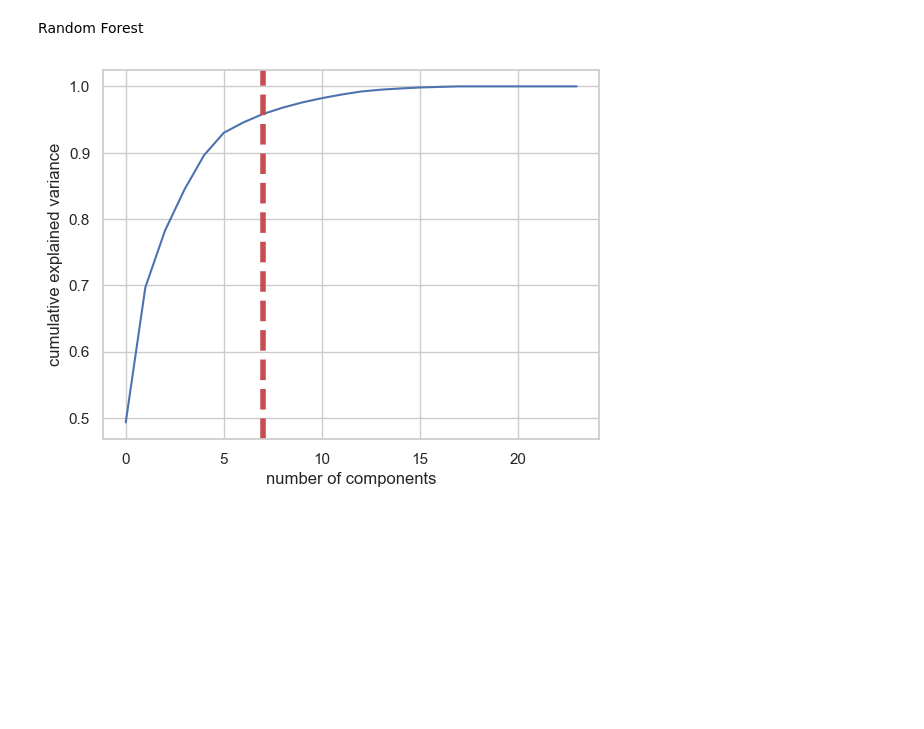
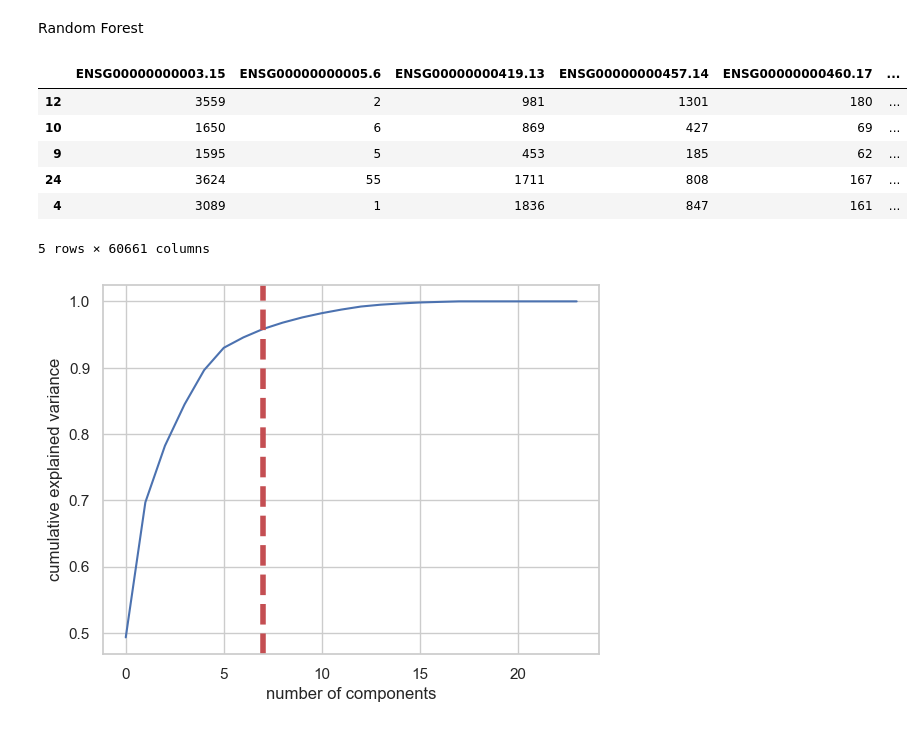
Before and after one commit to Yanapple/Predicting-prostate-cancer-recurrence-after-surgical-treatment, a Jupyter notebook: Python/models.ipynb, the cells around one changed output. Saved outputs shown, nothing was run; the diff lists cells and outputs as text; code cells hidden in the pictures; blank space fills up the shorter version.

```diff
--- a/Python/models.ipynb
+++ b/Python/models.ipynb
@@ -77,3 +94,13 @@ X_train, X_test, y_train, y_test = train_test_split(X, y, test_size=0.2, random_
+# %%
+df.head()
+# %% [output]
+|  | ENSG00000000003.15 | ENSG00000000005.6 | ENSG00000000419.13 | ENSG00000000457.14 | ENSG00000000460.17 | ... |
+| 12 | 3559 | 2 | 981 | 1301 | 180 | ... |
+| 10 | 1650 | 6 | 869 | 427 | 69 | ... |
+| 9 | 1595 | 5 | 453 | 185 | 62 | ... |
+| 24 | 3624 | 55 | 1711 | 808 | 167 | ... |
+| 4 | 3089 | 1 | 1836 | 847 | 161 | ... |
+5 rows × 60661 columns
 # %%
 # Уменьшение размерности данных
 pca_test = PCA(n_components=24)
```
Also changed, not shown: parts of 9 cells of this notebook.
